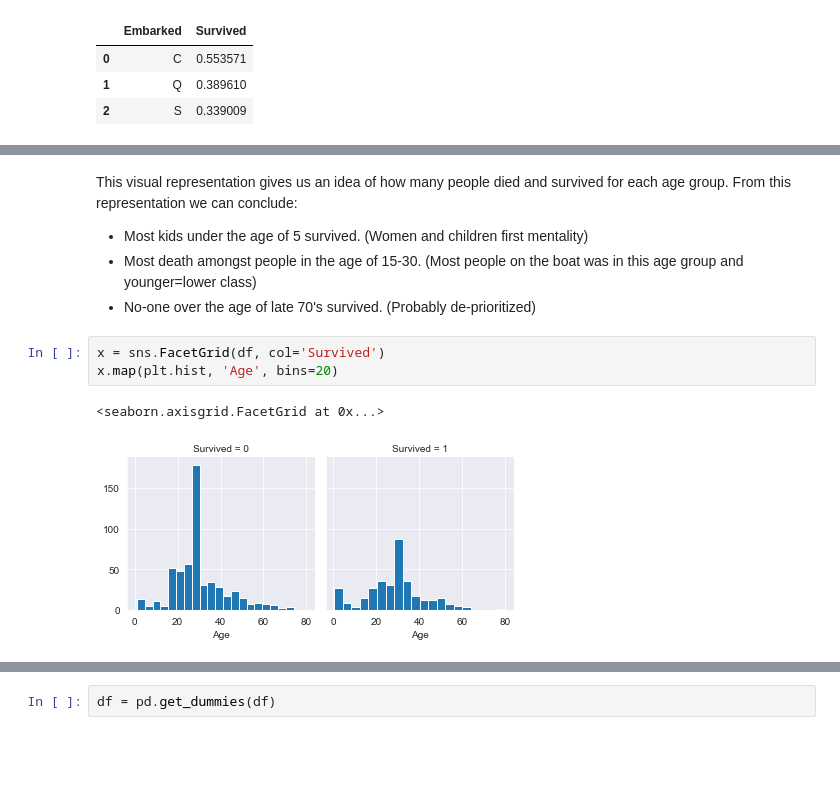
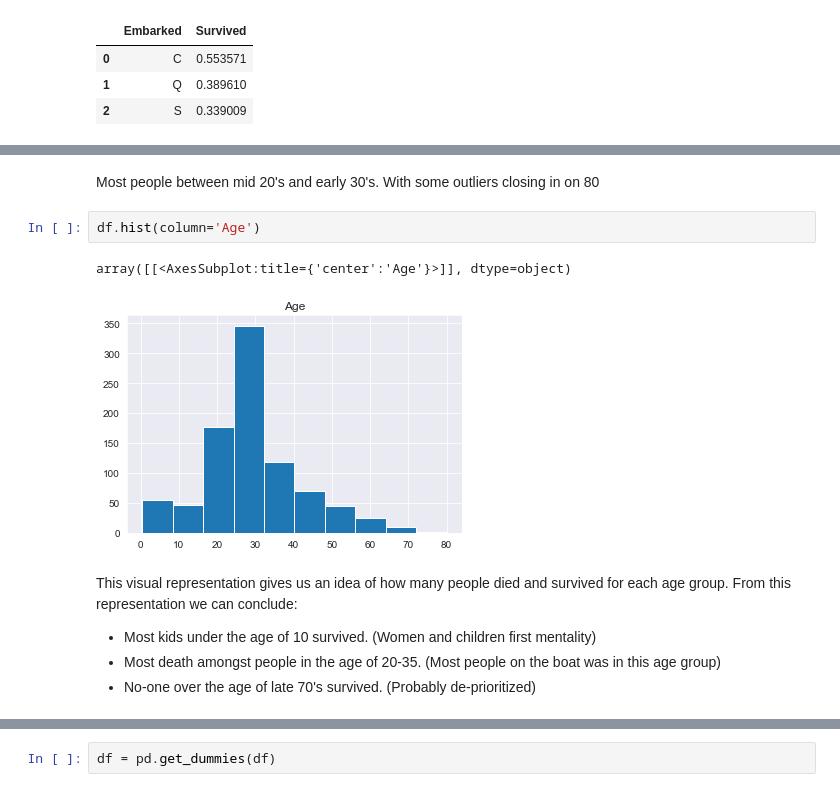
Before and after one commit to Markuski2023/MLGit, a Jupyter notebook: classification.ipynb, the cells around one changed output, grey strips where cells are left out. Cells and saved outputs as stored; diff of their text form; blank space fills up the shorter version.

```diff
--- a/classification.ipynb
+++ b/classification.ipynb
@@ -404,11 +368,12 @@ df[['Embarked', 'Survived']].groupby(['Embarked'], as_index=False).mean().sort_v
+# %% [markdown]
+Most people between mid 20's and early 30's. With some outliers closing in on 80
+# %%
+df.hist(column='Age')
+# %% [output]
+array([[<AxesSubplot:title={'center':'Age'}>]], dtype=object)
+[figure, added]
 # %% [markdown]
 This visual representation gives us an idea of how many people died and survived for each age group. From this representation we can conclude:
-- Most kids under the age of 5 survived. (Women and children first mentality)
-- Most death amongst people in the age of 15-30. (Most people on the boat was in this age group and younger=lower class)
+- Most kids under the age of 10 survived. (Women and children first mentality)
+- Most death amongst people in the age of 20-35. (Most people on the boat was in this age group)
 - No-one over the age of late 70's survived. (Probably de-prioritized)
-# %%
-x = sns.FacetGrid(df, col='Survived')
-x.map(plt.hist, 'Age', bins=20)
-# %% [output]
-<seaborn.axisgrid.FacetGrid at 0x...>
-[figure, removed]
```
Also changed, not shown: parts of 13 cells of this notebook, 1 other file.
